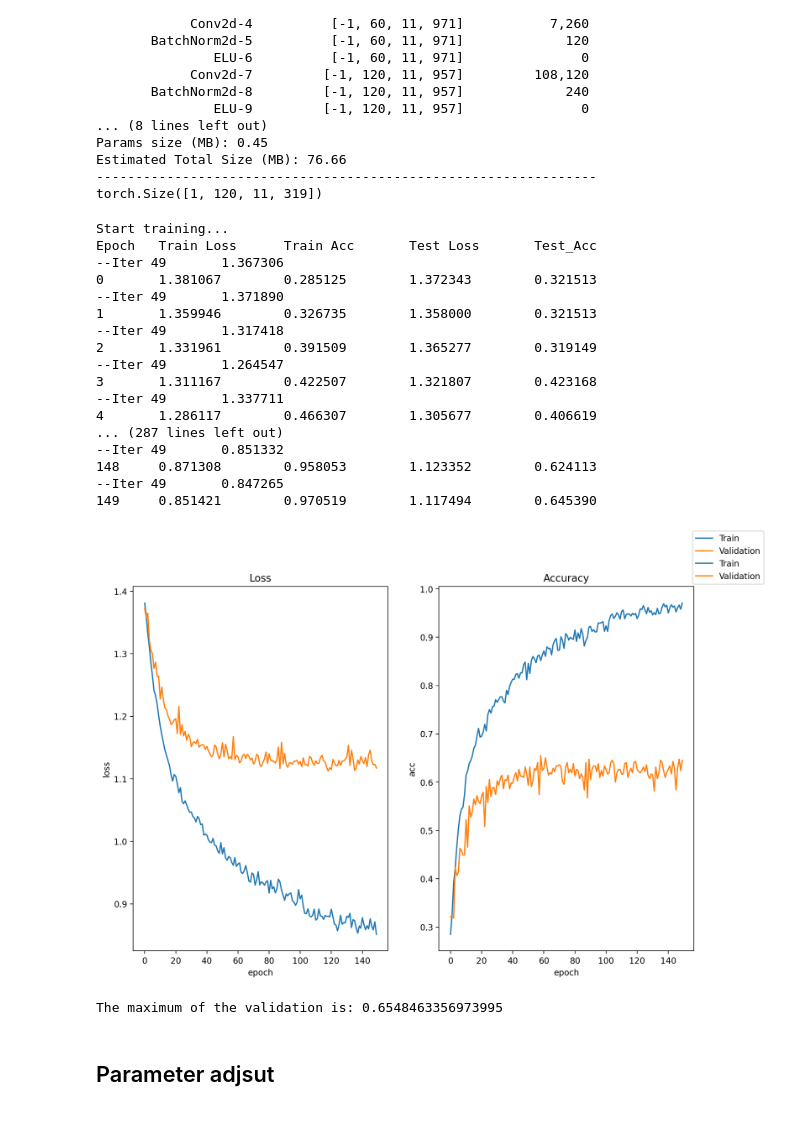
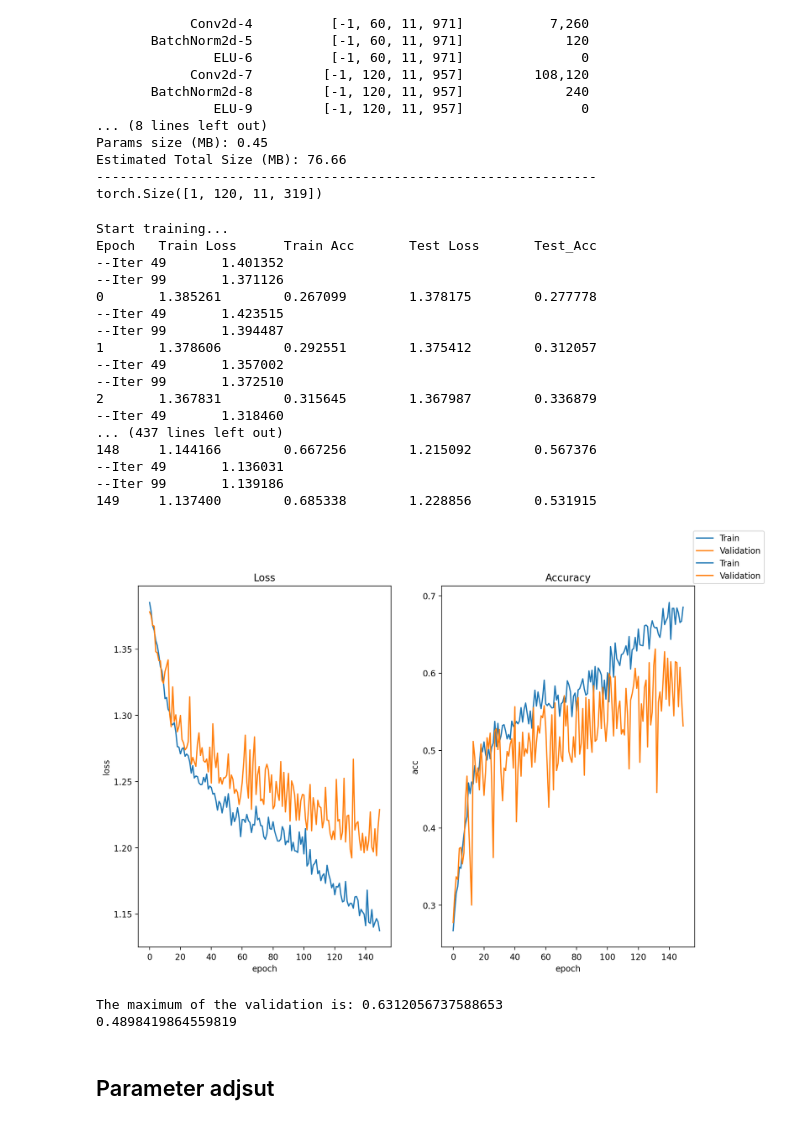
Before and after one commit to RX-0-95/EEG_Classification, a Jupyter notebook: EEGCNNV2.ipynb, the cells around one changed output. Drawn from its saved outputs; the diff is of its cells as text; code cells hidden in the pictures.

```diff
--- a/EEGCNNV2.ipynb
+++ b/EEGCNNV2.ipynb
@@ -146,55 +168,60 @@ Estimated Total Size (MB): 76.66
 torch.Size([1, 120, 11, 319])
 # %%
 encoder_opt = {
-    'gate_conv_size': 30,
+    'gate_conv_size': 7,
     'gate_conv_out_channel': 60,
-    'prob_conv_size': 2,
-    'feature_conv_size': 15,
-    'feature_conv_out_channel': 120,
-    'feature_pool_size': 3,
+    'prob_conv_size': 7,
+    'feature_conv_size':3,
+    'feature_conv_out_channel': 64,
+    'feature_pool_size': 7,
     'activation': 'elu',
 }
-model = EEGCNNv2(1,4,encoder_opt=encoder_opt).to('cuda')
+model = EEGCNNv2(1,4,encoder_opt=encoder_opt,input_size=(1,22,500)).to('cuda')
 
 options = {
     'train_batch_size': 32,
     'scheduler_patience': 100,
     'weight_decay': 0.15,
     'val_batch_size': 1,
     'learning_rate': 1e-4,
     'epoch_num': 150,
 }
-train_val_data = eeg_train_val_loader(
-    X_train_valid_dir, y_train_valid_dir)
+#train_val_data = eeg_train_val_loader(
+#    X_train_valid_dsample_dir, y_train_valid_dsample_dir)
 loss_fn = nn.CrossEntropyLoss()
 logs,_= train(model, options, loss_fn,
-        data_dir=X_train_valid_dir,
-        label_dir=y_train_valid_dir,
+        data_dir=X_train_valid_dsample_dir,
+        label_dir=y_train_valid_dsample_dir,
         preload_gpu=True)
 # %% [output]
 Start training...
 Epoch   Train Loss      Train Acc       Test Loss       Test_Acc
---Iter 49       1.367306
-0       1.381067        0.285125        1.372343        0.321513
---Iter 49       1.371890
-1       1.359946        0.326735        1.358000        0.321513
---Iter 49       1.317418
-2       1.331961        0.391509        1.365277        0.319149
---Iter 49       1.264547
-3       1.311167        0.422507        1.321807        0.423168
---Iter 49       1.337711
-4       1.286117        0.466307        1.305677        0.406619
-... (287 lines left out)
---Iter 49       0.851332
-148     0.871308        0.958053        1.123352        0.624113
---Iter 49       0.847265
-149     0.851421        0.970519        1.117494        0.645390
+--Iter 49       1.401352
+--Iter 99       1.371126
+0       1.385261        0.267099        1.378175        0.277778
+--Iter 49       1.423515
+--Iter 99       1.394487
+1       1.378606        0.292551        1.375412        0.312057
+--Iter 49       1.357002
+--Iter 99       1.372510
+2       1.367831        0.315645        1.367987        0.336879
+--Iter 49       1.318460
+... (437 lines left out)
+148     1.144166        0.667256        1.215092        0.567376
+--Iter 49       1.136031
+--Iter 99       1.139186
+149     1.137400        0.685338        1.228856        0.531915
-[figure, old version]
+[figure, new version]
 # %%
 max_val = np.max(logs['val_acc'])
 print('The maximum of the validation is: {}'.format(max_val))
+device = torch.device('cuda' if torch.cuda.is_available() else 'cpu')
+test_loader = eeg_test_loader(X_test_dsample_dir,y_test_dsample_dir,loss_fn,device)
+loss,acc = test_net(model,test_loader,loss_fn,device)
+print(acc)
 # %% [output]
-The maximum of the validation is: 0.6548463356973995
+The maximum of the validation is: 0.6312056737588653
+0.4898419864559819
 # %% [markdown]
 ## Parameter adjsut
 # %%
```
Also changed, not shown: parts of 3 cells of this notebook, 24 other files.
